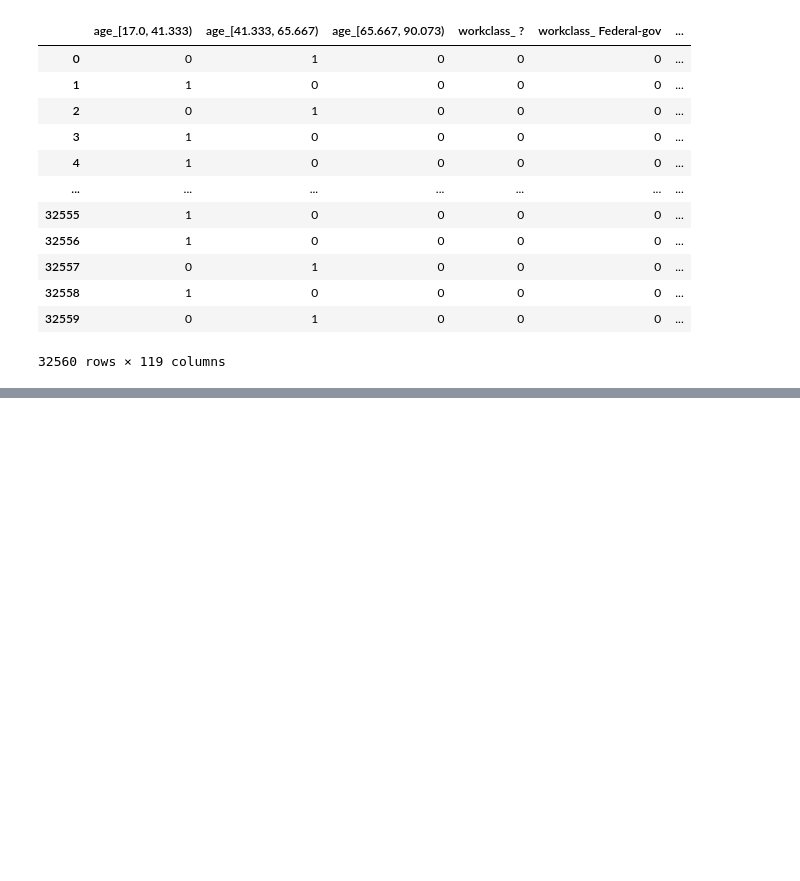
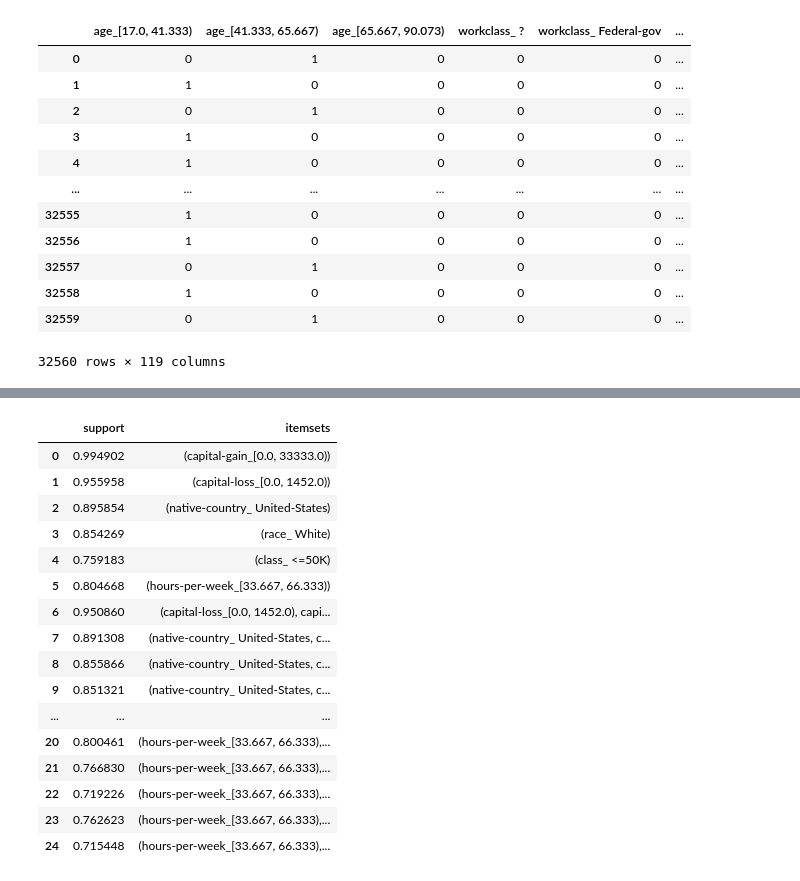
Before and after one commit to golly10/Metodos-descriptivos, a Jupyter notebook: Tema 2/Actividad1/MendezTorrero_JuanJose_Tema2_Actividad1.ipynb, the cells around one changed output, grey strips where cells are left out. Cells and saved outputs as stored; diff of their text form; code cells hidden in the pictures; blank space fills up the shorter version.

```diff
--- a/Tema 2/Actividad1/MendezTorrero_JuanJose_Tema2_Actividad1.ipynb
+++ b/Tema 2/Actividad1/MendezTorrero_JuanJose_Tema2_Actividad1.ipynb
@@ -74,0 +105,20 @@ Habría que contar con las reglas que contengan la columna class_<=50K o class_>
+# %%
+fpgrowth(data_encoded, min_support=0.7, use_colnames=True)
+# %% [output]
+|  | support | itemsets |
+| 0 | 0.994902 | (capital-gain_[0.0, 33333.0)) |
+| 1 | 0.955958 | (capital-loss_[0.0, 1452.0)) |
+| 2 | 0.895854 | (native-country_ United-States) |
+| 3 | 0.854269 | (race_ White) |
+| 4 | 0.759183 | (class_ <=50K) |
+| 5 | 0.804668 | (hours-per-week_[33.667, 66.333)) |
+| 6 | 0.950860 | (capital-loss_[0.0, 1452.0), capi... |
+| 7 | 0.891308 | (native-country_ United-States, c... |
+| 8 | 0.855866 | (native-country_ United-States, c... |
+| 9 | 0.851321 | (native-country_ United-States, c... |
+| ... | ... | ... |
+| 20 | 0.800461 | (hours-per-week_[33.667, 66.333),... |
+| 21 | 0.766830 | (hours-per-week_[33.667, 66.333),... |
+| 22 | 0.719226 | (hours-per-week_[33.667, 66.333),... |
+| 23 | 0.762623 | (hours-per-week_[33.667, 66.333),... |
+| 24 | 0.715448 | (hours-per-week_[33.667, 66.333),... |
```
Also changed, not shown: parts of 4 cells of this notebook, 8 other files.
